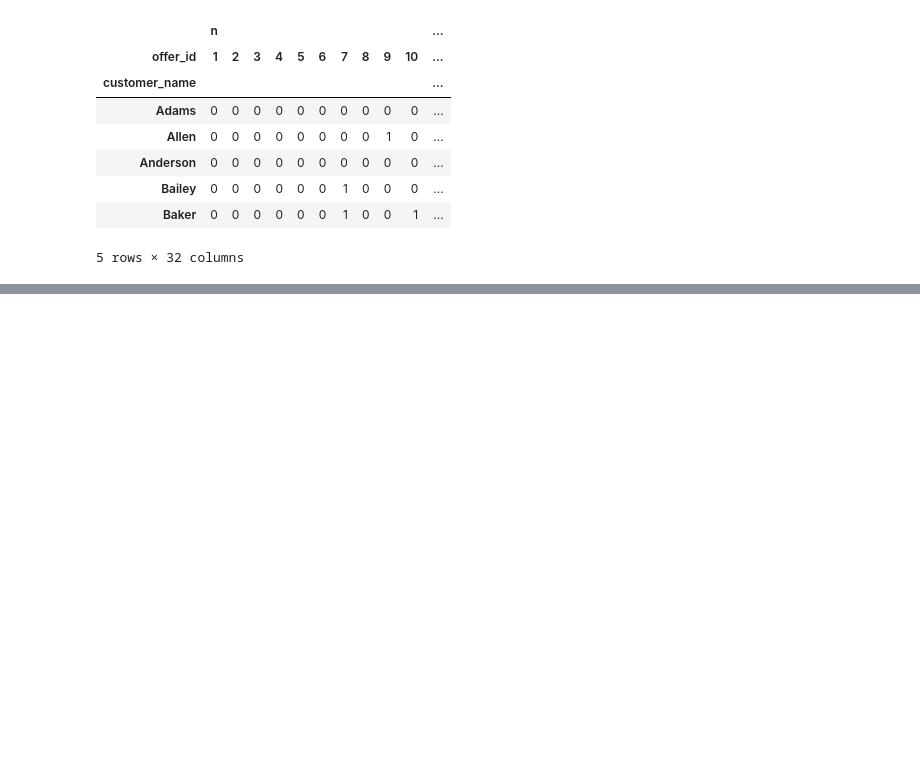
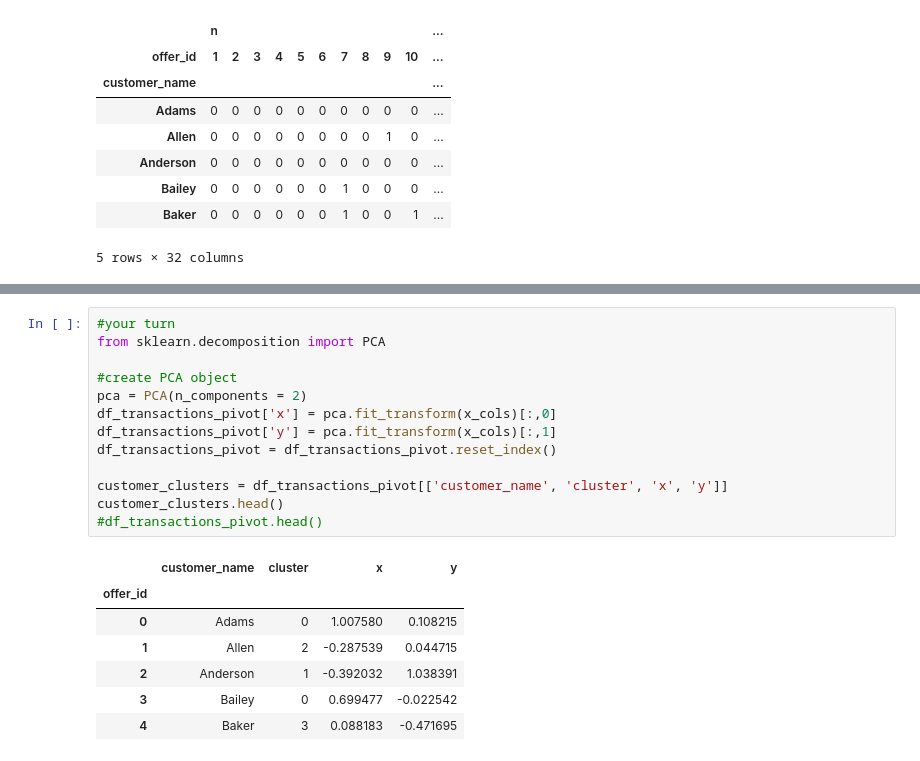
Before and after one commit to adeb09/Springboard, a Jupyter notebook: clustering/Mini_Project_Clustering.ipynb, the cells around one changed output, grey strips where cells are left out. Cells and saved outputs as stored; diff of their text form; blank space fills up the shorter version.

```diff
--- a/clustering/Mini_Project_Clustering.ipynb
+++ b/clustering/Mini_Project_Clustering.ipynb
@@ -189 +112,22 @@ This is only one use of PCA for dimension reduction. We can also use PCA when we
+# %%
+#your turn
+from sklearn.decomposition import PCA
+
+#create PCA object
+pca = PCA(n_components = 2)
+df_transactions_pivot['x'] = pca.fit_transform(x_cols)[:,0]
+df_transactions_pivot['y'] = pca.fit_transform(x_cols)[:,1]
+df_transactions_pivot = df_transactions_pivot.reset_index()
+
+customer_clusters = df_transactions_pivot[['customer_name', 'cluster', 'x', 'y']]
+customer_clusters.head()
+#df_transactions_pivot.head()
+# %% [output]
+|  | customer_name | cluster | x | y |
+| offer_id |  |  |  |  |
+| 0 | Adams | 0 | 1.007580 | 0.108215 |
+| 1 | Allen | 2 | -0.287539 | 0.044715 |
+| 2 | Anderson | 1 | -0.392032 | 1.038391 |
+| 3 | Bailey | 0 | 0.699477 | -0.022542 |
+| 4 | Baker | 3 | 0.088183 | -0.471695 |
 # %% [markdown]
```
Also changed, not shown: parts of 33 cells of this notebook, 1 other file.
